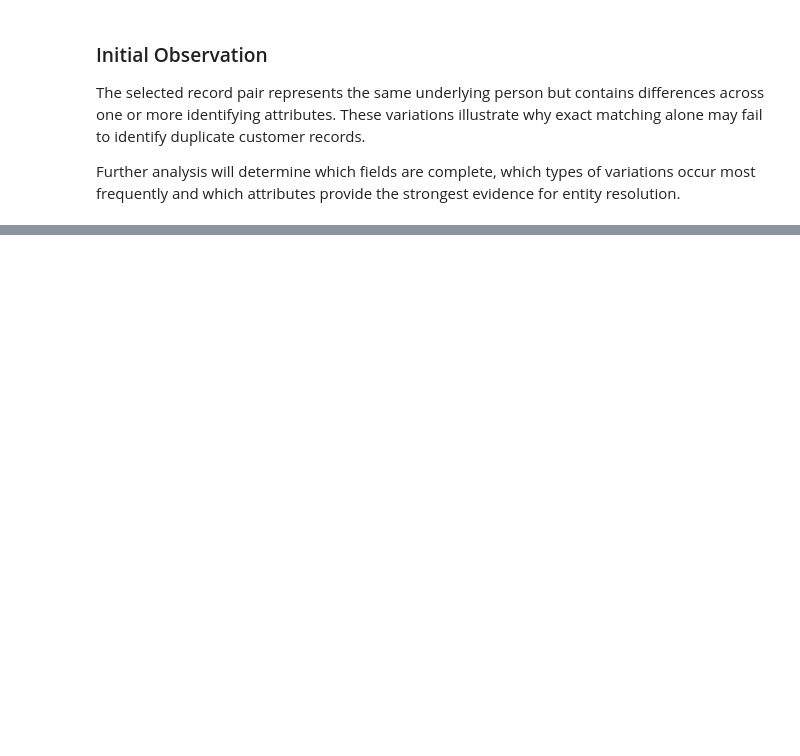
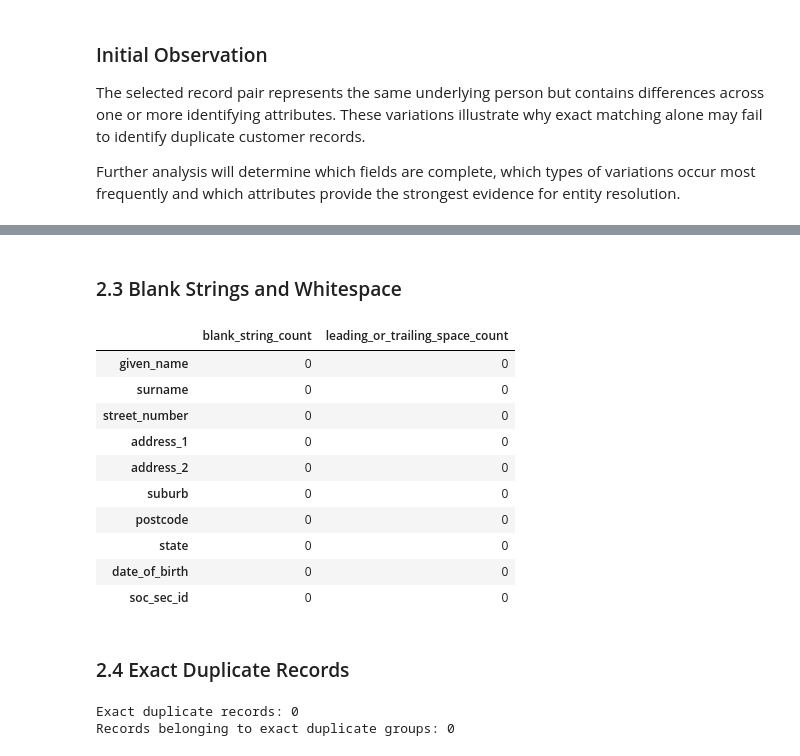
Before and after one commit to WaleBalogunK/Repository-name-entity-resolution-golden-record-lab, a Jupyter notebook: notebooks/01_data_acquisition_and_initial_audit.ipynb, the cells around one changed output, grey strips where cells are left out. Drawn from its saved outputs; the diff is of its cells as text; code cells hidden in the pictures; blank space fills up the shorter version.

```diff
--- a/notebooks/01_data_acquisition_and_initial_audit.ipynb
+++ b/notebooks/01_data_acquisition_and_initial_audit.ipynb
@@ -171,0 +244,70 @@ Further analysis will determine which fields are complete, which types of variat
+# %% [markdown]
+### 2.3 Blank Strings and Whitespace
+# %%
+text_columns = febrl_records.select_dtypes(
+    include=["object", "string"]
+).columns.tolist()
+
+blank_string_counts = {}
+whitespace_issue_counts = {}
+
+for column in text_columns:
+    values = febrl_records[column].astype("string")
+
+    blank_string_counts[column] = (
+        values.str.strip()
+        .eq("")
+        .fillna(False)
+        .sum()
+    )
+
+    whitespace_issue_counts[column] = (
+        values.notna()
+        & values.ne(values.str.strip())
+    ).sum()
+
+text_quality_summary = pd.DataFrame({
+    "blank_string_count": pd.Series(blank_string_counts),
+    "leading_or_trailing_space_count": pd.Series(
+        whitespace_issue_counts
+    )
+})
+
+text_quality_summary = text_quality_summary.sort_values(
+    by=[
+        "blank_string_count",
+        "leading_or_trailing_space_count"
+    ],
+    ascending=False
+)
+
+text_quality_summary
+# %% [output]
+|  | blank_string_count | leading_or_trailing_space_count |
+| given_name | 0 | 0 |
+| surname | 0 | 0 |
+| street_number | 0 | 0 |
+| address_1 | 0 | 0 |
+| address_2 | 0 | 0 |
+| suburb | 0 | 0 |
+| postcode | 0 | 0 |
+| state | 0 | 0 |
+| date_of_birth | 0 | 0 |
+| soc_sec_id | 0 | 0 |
+# %% [markdown]
+### 2.4 Exact Duplicate Records
+# %%
+exact_duplicate_records = febrl_records.duplicated().sum()
+
+records_in_exact_duplicate_groups = (
+    febrl_records.duplicated(keep=False).sum()
+)
+
+print(f"Exact duplicate records: {exact_duplicate_records:,}")
+print(
+    "Records belonging to exact duplicate groups: "
+    f"{records_in_exact_duplicate_groups:,}"
+)
+# %% [output]
+Exact duplicate records: 0
+Records belonging to exact duplicate groups: 0
```
Also changed, not shown: parts of 11 cells of this notebook.
